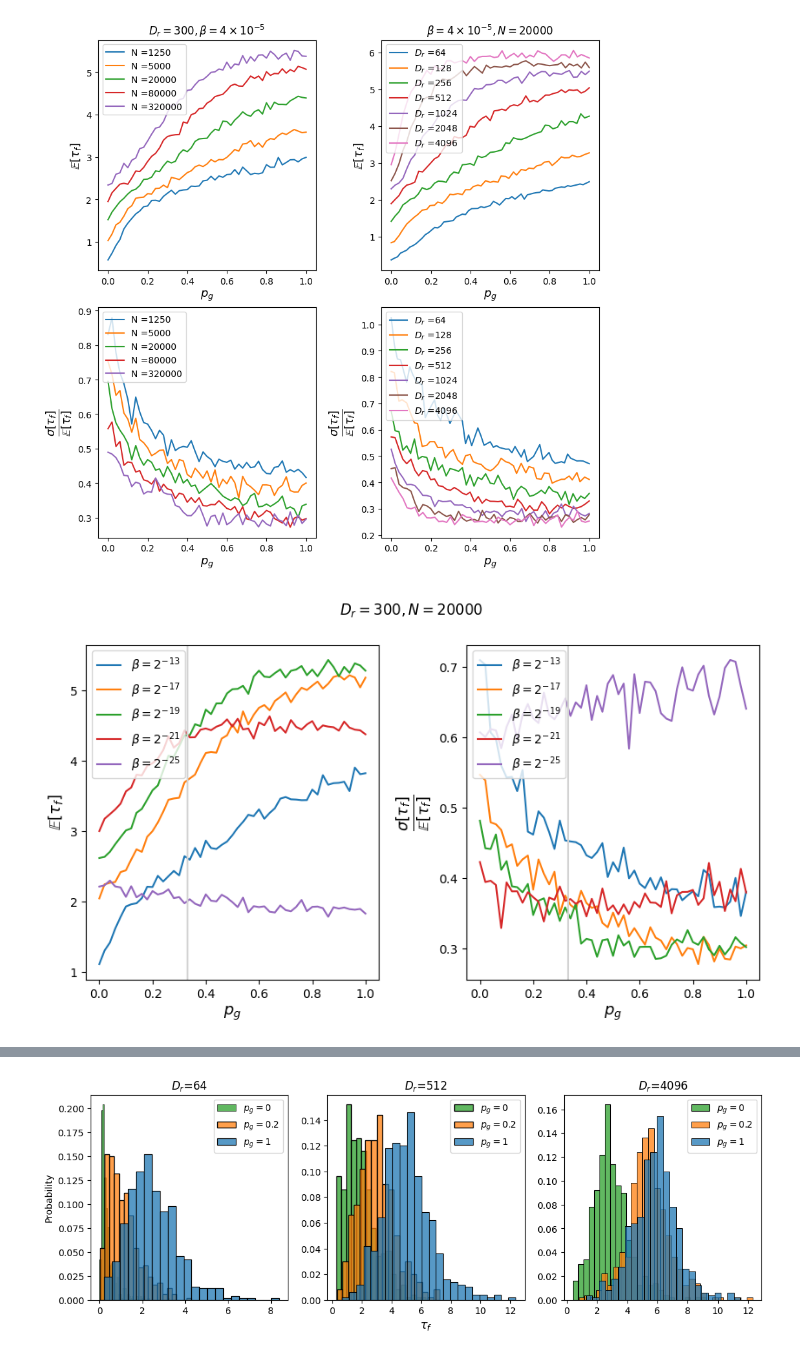
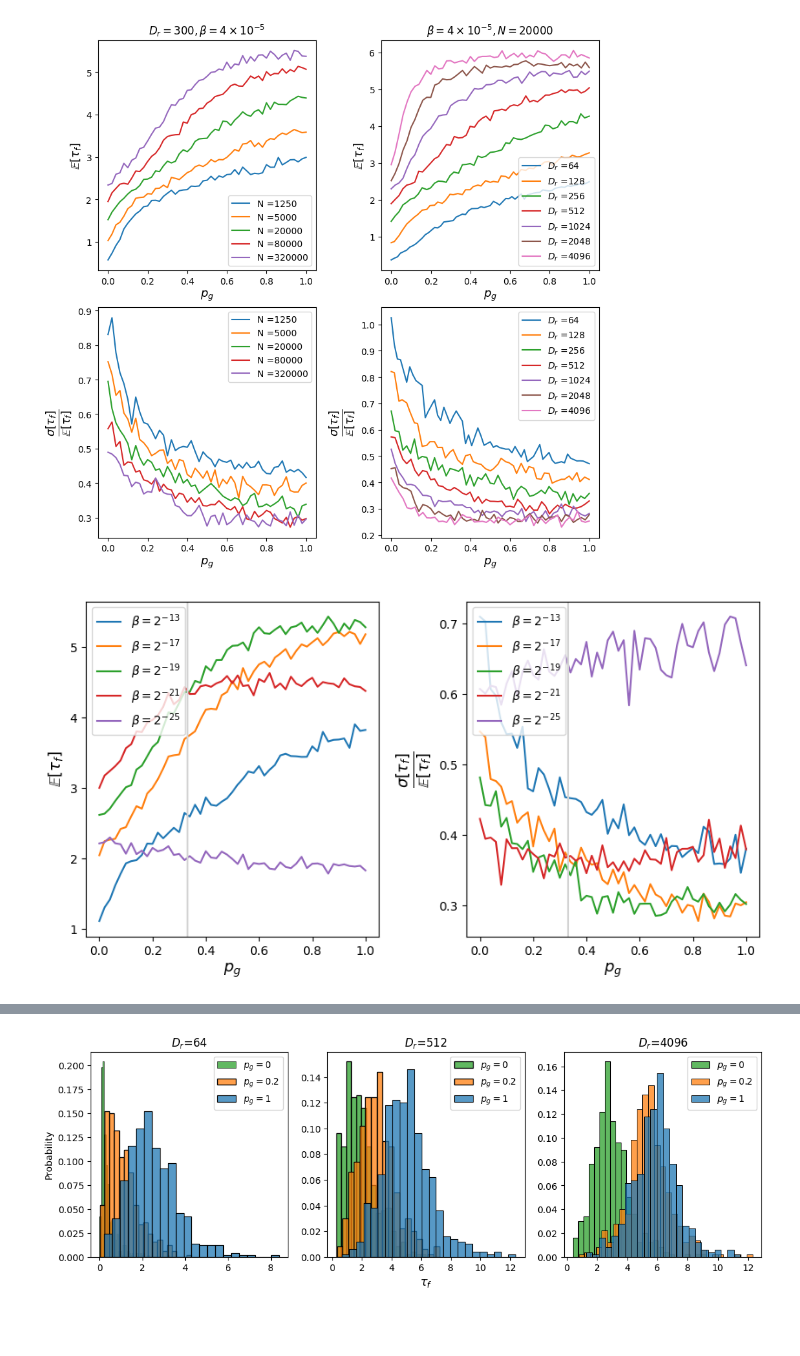
Before and after one commit to pinakm9/random-feature-map, a Jupyter notebook: notebooks/Section-4.1-4.3.ipynb, the cells around one changed output, grey strips where cells are left out. Cells and saved outputs as stored; diff of their text form; code cells hidden in the pictures; blank space fills up the shorter version.

Commit message:
plot update

```diff
--- a/notebooks/Section-4.1-4.3.ipynb
+++ b/notebooks/Section-4.1-4.3.ipynb
@@ -49,17 +49,17 @@ for i in range(2):
         axs[i+2].plot(bsa.percents, std/tau, label=f'{vars[i]} ={item}', linestyle=ls)
     axs[i].set_xlabel(r'$p_g$', fontsize=13)
     axs[i].set_ylabel(r'$\mathbb{E}[\tau_f]$', fontsize=13)
-    axs[i].legend(fontsize=10, loc='upper left')
+    axs[i].legend(fontsize=10, loc='lower right')
     axs[i+2].set_xlabel(r'$p_g$', fontsize=13)
     axs[i+2].set_ylabel(r'$\frac{\sigma[\tau_f]}{\mathbb{E}[\tau_f]}$', fontsize=18)
-    axs[i+2].legend(fontsize=10, loc='upper left')
+    axs[i+2].legend(fontsize=10, loc='upper right')
 ax1.set_title(r'$D_r=300, \beta=4\times10^{-5}$')
 ax2.set_title(r'$\beta=4\times10^{-5}, N=20000$')
 # ax3.set_title(r'$D_r=300, N=20000$')
 plt.subplots_adjust(hspace=0.16, wspace=0.3)
 plt.savefig(f'../data/plots/tau_f_vs_p_g.png', dpi=300, bbox_inches='tight')
 # %% [output]
-[figure, old version]
+[figure, new version]
 # %%
 fig = plt.figure(figsize=(10, 5))
 ax1 = fig.add_subplot(121)
@@ -74,35 +74,35 @@ values = [[625*2**n for n in range(1, Ms[1], 2)], [2**n for n in range(6, Ms[2])
 values_ = [[np.log2(625*2**n) for n in range(1, Ms[1], 2)], [n for n in range(6, Ms[2])], [13, 17, 19, 21, 25]]
 vars = ['N', r'$D_r$', r'$-\log_2\beta$']
 vars_ = [r'$\log_2(\text{sample size})$', r'$\log_2(\text{train size})$', r'$\log_2(D_r)$', r'$-\log_2\beta$']
 
 i=0
 axs[i].set_prop_cycle('color', colors)
 axs[i+1].set_prop_cycle('color', colors)
 for j, item in enumerate(values[-1]):
     if 2*j < len(values[-1]):
         ls = 'solid'
     else:
         ls = 'solid'
     bsa = sr1.BatchStrategyAnalyzer_SMLR(save_folders[-1] + str(item))
     tau, std = bsa.get_line('tau_f_se')
     axs[i].plot(bsa.percents, tau, label=fr'$\beta=2^{{{-item}}}$', linestyle=ls)
     # axs[i].scatter(bsa.percents, tau, s=10, marker='x')
     axs[i+1].plot(bsa.percents, std/tau, label=fr'$\beta=2^{{{-item}}}$', linestyle=ls)
     axs[i].set_xlabel(r'$p_g$', fontsize=13)
     axs[i].set_ylabel(r'$\mathbb{E}[\tau_f]$', fontsize=13)
     axs[i].legend(fontsize=10, loc='upper left')
     axs[i+1].set_xlabel(r'$p_g$', fontsize=13)
     axs[i+1].set_ylabel(r'$\frac{\sigma[\tau_f]}{\mathbb{E}[\tau_f]}$', fontsize=18)
     axs[i+1].legend(fontsize=10, loc='upper left')
 ax1.axvline(x=0.33, c='lightgrey')
 ax2.axvline(x=0.33, c='lightgrey')
-fig.suptitle(r'$D_r=300, N=20000$')
+# fig.suptitle(r'$D_r=300, N=20000$')
 # ax2.set_title(r'$\beta=4\times10^{-5}, N=20000$')
 # ax3.set_title(r'$D_r=300, N=20000$')
 plt.subplots_adjust(hspace=0.16, wspace=0.3)
 plt.savefig(f'../data/plots/tau_f_vs_p_g_beta.png', dpi=300, bbox_inches='tight')
 # %% [output]
-[figure, old version]
+[figure, new version]
 # %%
 fig = plt.figure(figsize=(10, 5))
 ax1 = fig.add_subplot(121)
```
Also changed, not shown: parts of 4 cells of this notebook, 4 other files.
